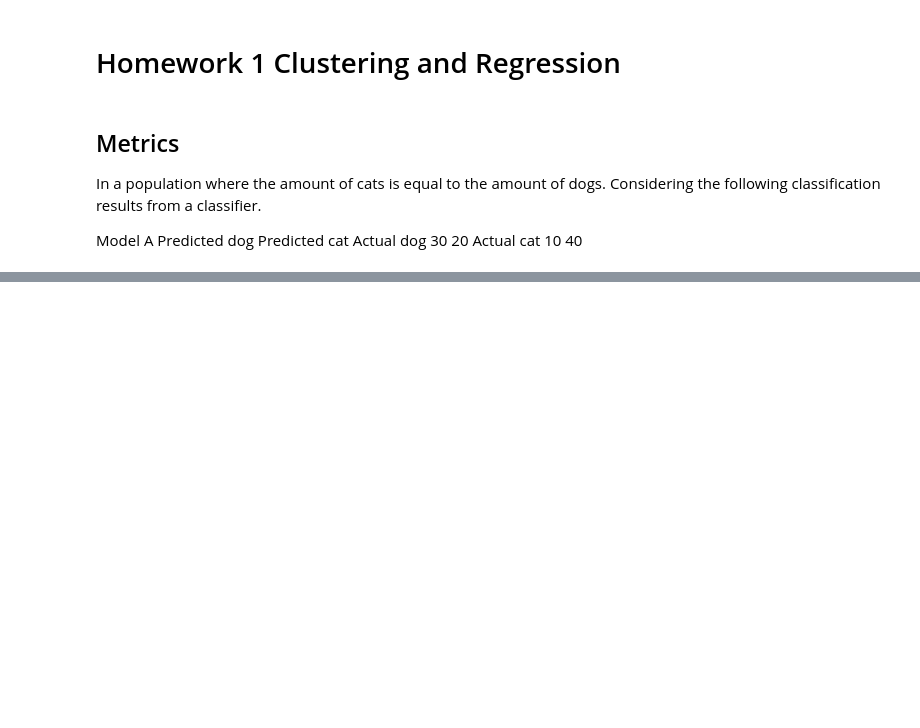
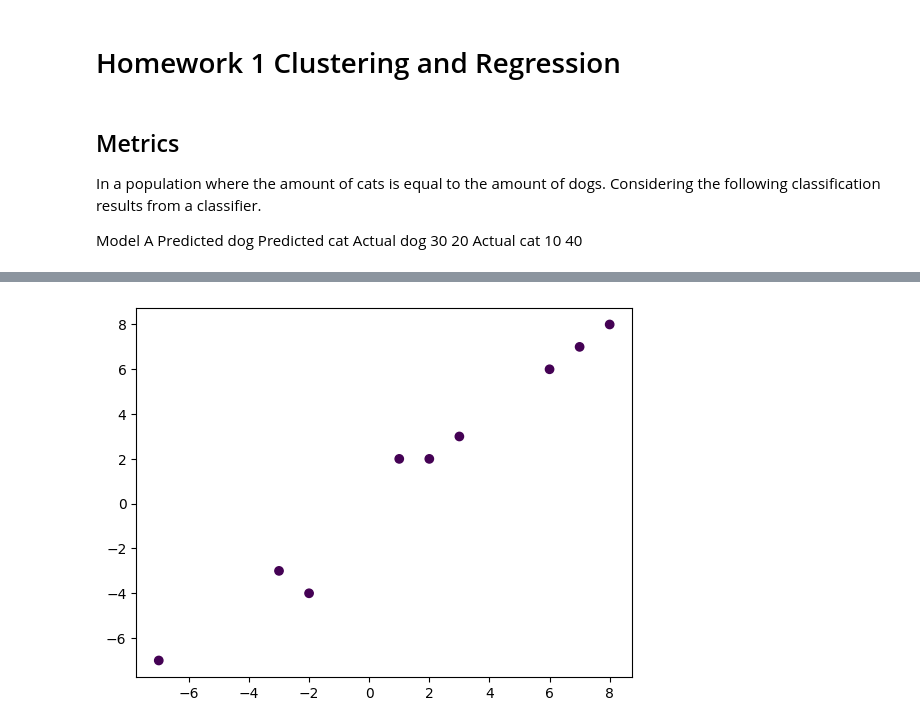
Before and after one commit to JeansAthiwat/PATT_RECOG-REQUIEM, a Jupyter notebook: HW/HW01/HW1.ipynb, the cells around one changed output, grey strips where cells are left out. Saved outputs shown, nothing was run; the diff lists cells and outputs as text; code cells hidden in the pictures; blank space fills up the shorter version.

```diff
--- a/HW/HW01/HW1.ipynb
+++ b/HW/HW01/HW1.ipynb
@@ -61,0 +194,14 @@ Accuracy: 0.7
+# %%
+cluster.reset()
+
+#initialize
+cluster.init_centroids(centroids_points=[Coordinate(-3,-3,0),Coordinate(2,2,1),Coordinate(-7,-7,2)])
+cluster.plot_clusters()
+cluster.print_centroids()
+for i in range(5):
+  print(f"Iteration {i}")
+  cluster.assign_points_to_centroids()
+  cluster.update_centroids()
+  cluster.plot_clusters()
+# %% [output]
+[figure, added]
```
Also changed, not shown: parts of 6 cells of this notebook.
